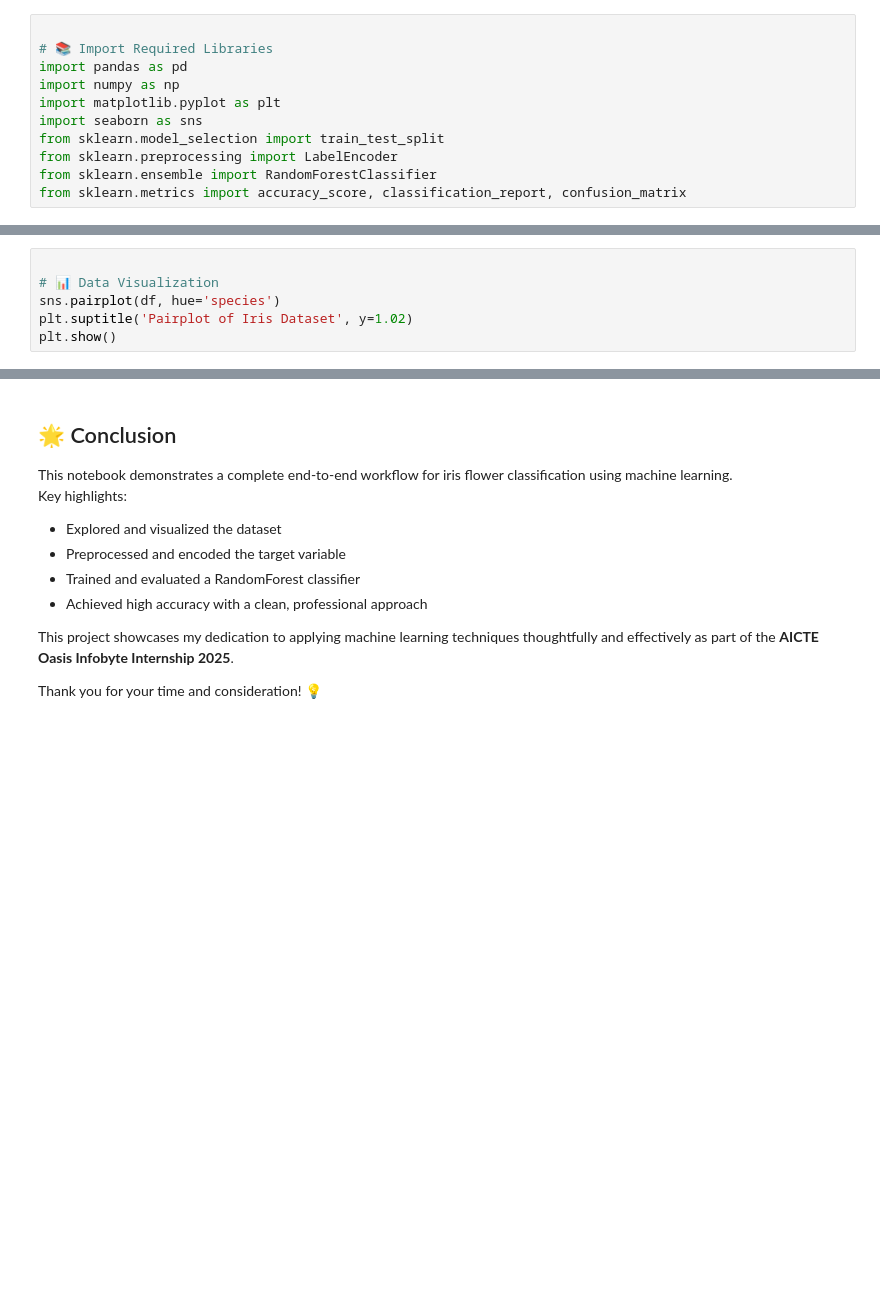
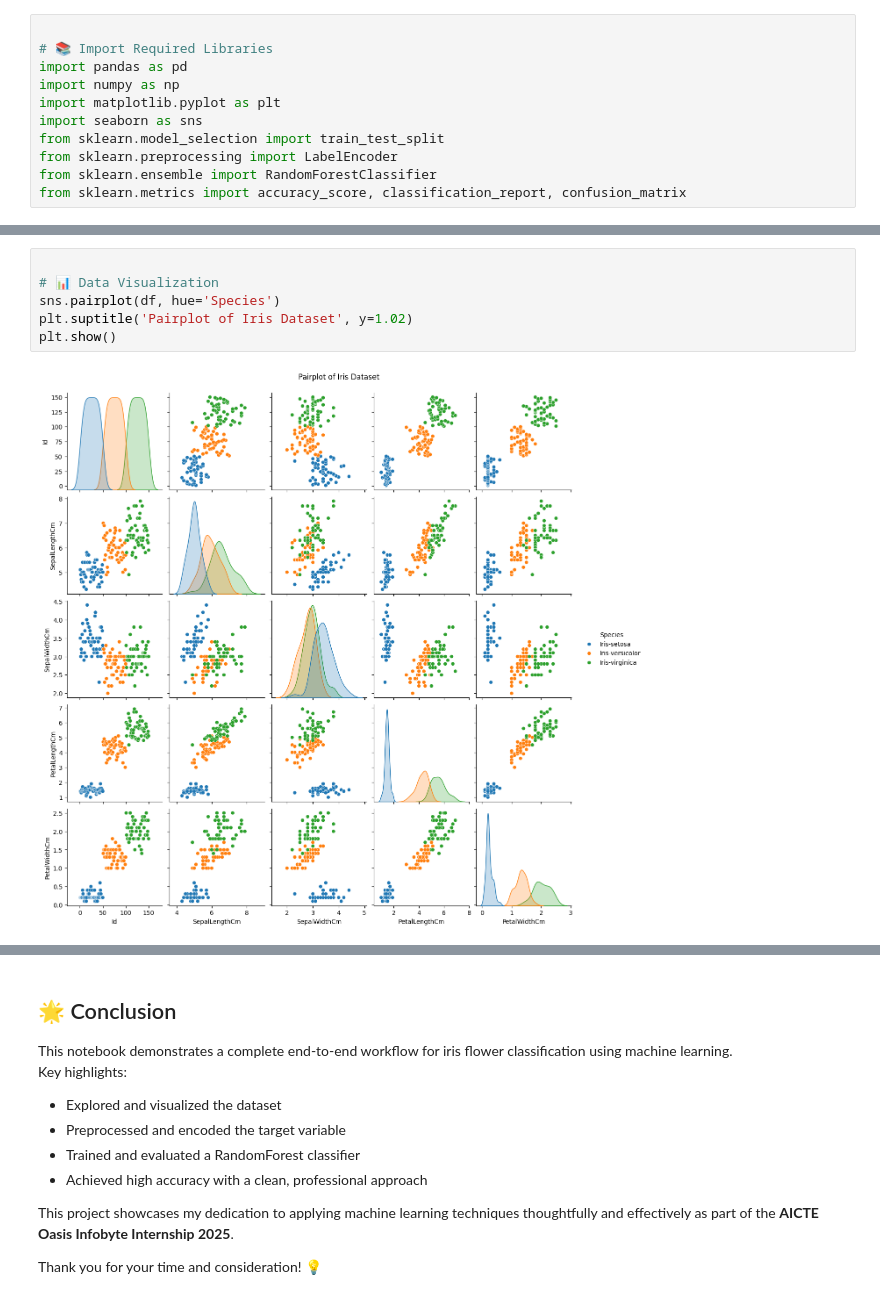
Before and after one commit to Rohit225PRO/-Iris-Flower-Classification-, a Jupyter notebook: Iris_Flower_Classification_AICTE_Oasis_Infobyte_Internship_2025.ipynb, the cells around one changed output, grey strips where cells are left out. Drawn from its saved outputs; the diff is of its cells as text; blank space fills up the shorter version.

```diff
--- a/Iris_Flower_Classification_AICTE_Oasis_Infobyte_Internship_2025.ipynb
+++ b/Iris_Flower_Classification_AICTE_Oasis_Infobyte_Internship_2025.ipynb
@@ -38,7 +87,9 @@ print(df.isnull().sum())
 # %%
 
 # 📊 Data Visualization
-sns.pairplot(df, hue='species')
+sns.pairplot(df, hue='Species')
 plt.suptitle('Pairplot of Iris Dataset', y=1.02)
 plt.show()
+# %% [output]
+[figure, added]
 # %%
```
Also changed, not shown: parts of 10 cells of this notebook, 1 other file.
